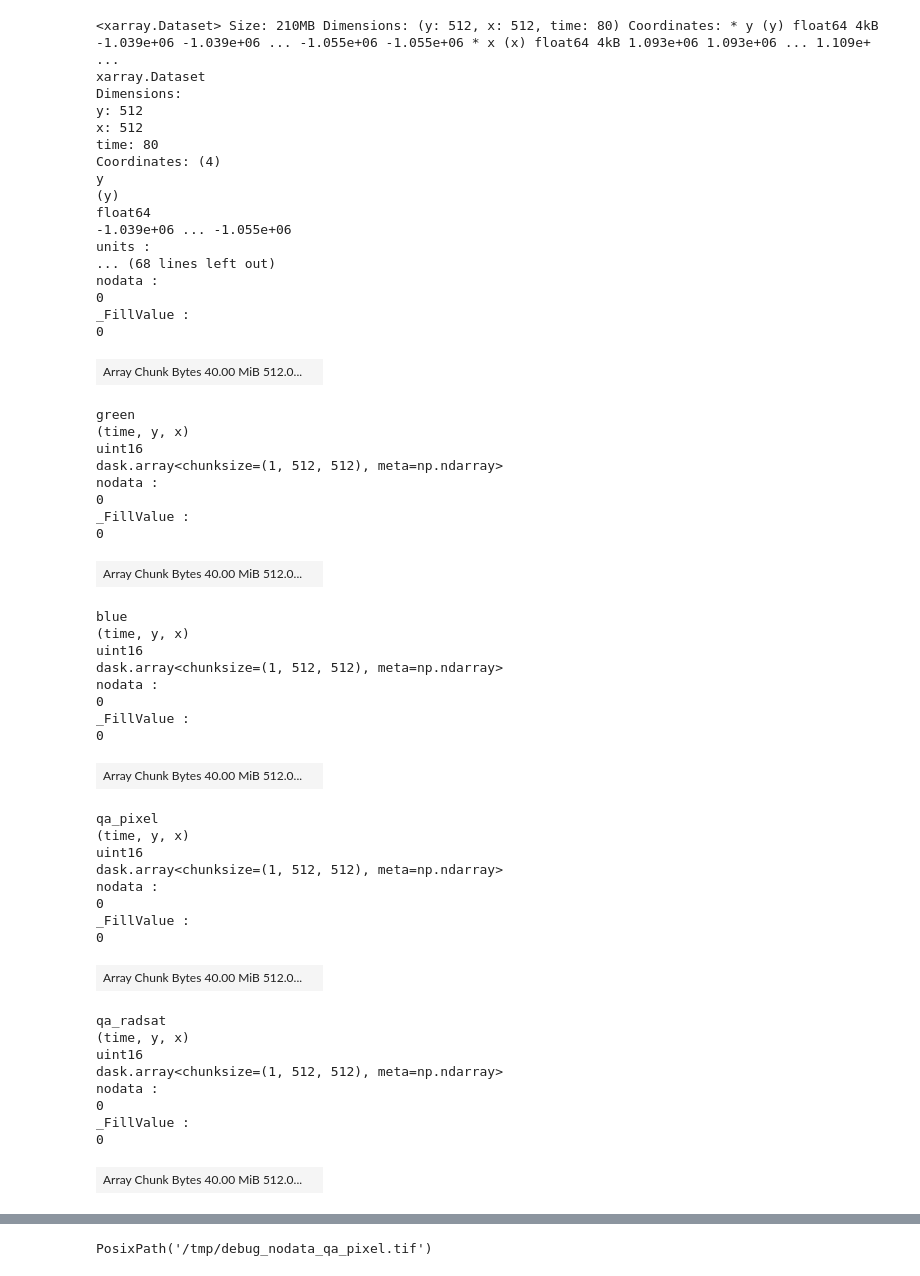
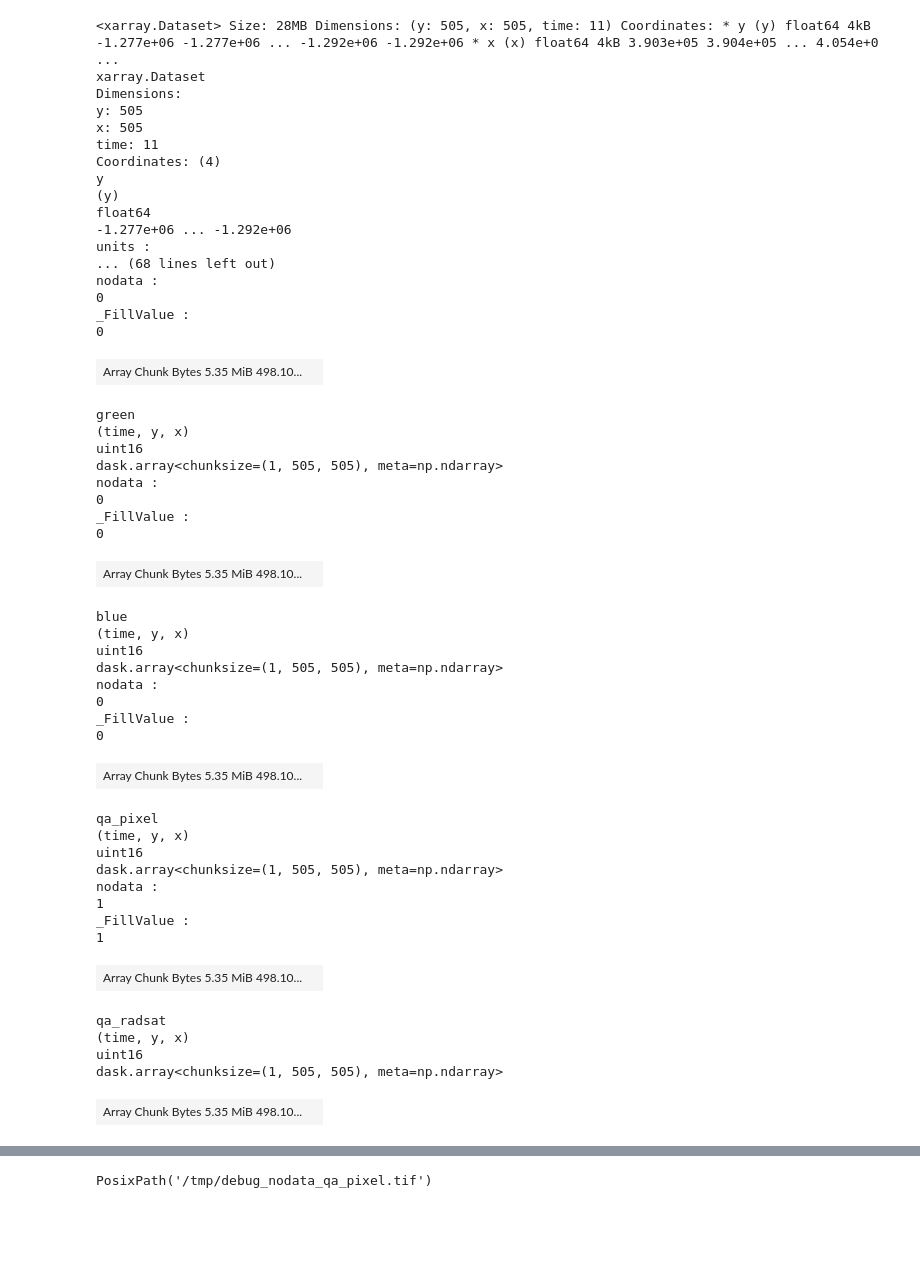
Before and after one commit to auspatious/ldn-lulc, a Jupyter notebook: notebooks/GeoMAD_Testing.ipynb, the cells around one changed output, grey strips where cells are left out. Cells and saved outputs as stored; diff of their text form; code cells hidden in the pictures; blank space fills up the shorter version.

Commit message:
Debugging persistent cloud.

```diff
--- a/notebooks/GeoMAD_Testing.ipynb
+++ b/notebooks/GeoMAD_Testing.ipynb
@@ -49,7 +46,8 @@ drop_vars = ["qa_pixel", "qa_radsat"]
 # tile_id = "333,112"  # North of Singapore
 # region = "non-pacific"
 
-tile_id = "089_016"  # Cook Islands. Rarotonga. Has big cloud in middle.
+# tile_id = "089_016"  # Cook Islands. Rarotonga. Has big cloud in middle.
+tile_id = "35_28"  # PNG hazy.
 
 # For debugging, use a subset of the geobox
 # print(geobox.shape)
@@ -74,15 +72,15 @@ geobox = grid.tile_geobox(tile_index)
 if decimated:
     geobox = geobox.zoom_out(10)
 
-# For debugging, use a subset of the geobox
-# print(geobox.shape)
-block = 3200 / 6.25
-print(block)
-small_geobox = geobox[2 * block : 3 * block, 2 * block : 4 * block]
-print(small_geobox.shape)
-print(small_geobox)
+# # For debugging, use a subset of the geobox
+# # print(geobox.shape)
+block = 3200 / 6.33
+# print(block)
+small_geobox = geobox[4 * block : 5 * block, 2 * block : 3 * block]
+# print(small_geobox.shape)
+# print(small_geobox)
 
 geobox = small_geobox
-print(geobox)
+# print(geobox)
 geobox.explore()
 # %%
@@ -121,67 +141,66 @@ Found 85 items
 # %%
-# loader = OdcLoader(
-#     bands=["red", "green", "blue", "qa_pixel", "qa_radsat"],
-#     chunks={"x": 2048, "y": 2048, "time": 1},
-#     groupby="solar_day",
-#     fail_on_error=False,
-# )
+loader = OdcLoader(
+    bands=["red", "green", "blue", "qa_pixel", "qa_radsat"],
+    chunks={"x": 2048, "y": 2048, "time": 1},
+    groupby="solar_day",
+    fuse_func={
+        "qa_pixel": "ldn.geomad.fuse_qa_pixel",
+    },
+    fail_on_error=False,
+)
 
-# data = loader.load(items, geobox)
-# # data = loader.load(items[:10], geobox)
+data = loader.load(items, geobox)
+# data = loader.load(items[:10], geobox)
 
-# data
+data
 # %% [output]
-<xarray.Dataset> Size: 210MB Dimensions: (y: 512, x: 512, time: 80) Coordinates: * y (y) float64 4kB -1.039e+06 -1.039e+06 ... -1.055e+06 -1.055e+06 * x (x) float64 4kB 1.093e+06 1.093e+06 ... 1.109e+ ...
+<xarray.Dataset> Size: 28MB Dimensions: (y: 505, x: 505, time: 11) Coordinates: * y (y) float64 4kB -1.277e+06 -1.277e+06 ... -1.292e+06 -1.292e+06 * x (x) float64 4kB 3.903e+05 3.904e+05 ... 4.054e+0 ...
 xarray.Dataset
 Dimensions:
-y: 512
-x: 512
-time: 80
+y: 505
+x: 505
+time: 11
 Coordinates: (4)
 y
 (y)
 float64
--1.039e+06 ... -1.055e+06
+-1.277e+06 ... -1.292e+06
 units :
 ... (68 lines left out)
 nodata :
 0
 _FillValue :
 0
-| Array Chunk Bytes 40.00 MiB 512.0... |  |
+| Array Chunk Bytes 5.35 MiB 498.10... |  |
 green
 (time, y, x)
 uint16
-dask.array<chunksize=(1, 512, 512), meta=np.ndarray>
+dask.array<chunksize=(1, 505, 505), meta=np.ndarray>
 nodata :
 0
 _FillValue :
 0
-| Array Chunk Bytes 40.00 MiB 512.0... |  |
+| Array Chunk Bytes 5.35 MiB 498.10... |  |
 blue
 (time, y, x)
 uint16
-dask.array<chunksize=(1, 512, 512), meta=np.ndarray>
+dask.array<chunksize=(1, 505, 505), meta=np.ndarray>
 nodata :
 0
 _FillValue :
 0
-| Array Chunk Bytes 40.00 MiB 512.0... |  |
+| Array Chunk Bytes 5.35 MiB 498.10... |  |
 qa_pixel
 (time, y, x)
 uint16
-dask.array<chunksize=(1, 512, 512), meta=np.ndarray>
+dask.array<chunksize=(1, 505, 505), meta=np.ndarray>
 nodata :
-0
+1
 _FillValue :
-0
+1
-| Array Chunk Bytes 40.00 MiB 512.0... |  |
+| Array Chunk Bytes 5.35 MiB 498.10... |  |
 qa_radsat
 (time, y, x)
 uint16
-dask.array<chunksize=(1, 512, 512), meta=np.ndarray>
-nodata :
-0
-_FillValue :
-0
+dask.array<chunksize=(1, 505, 505), meta=np.ndarray>
-| Array Chunk Bytes 40.00 MiB 512.0... |  |
+| Array Chunk Bytes 5.35 MiB 498.10... |  |
```
Also changed, not shown: parts of 33 cells of this notebook.
